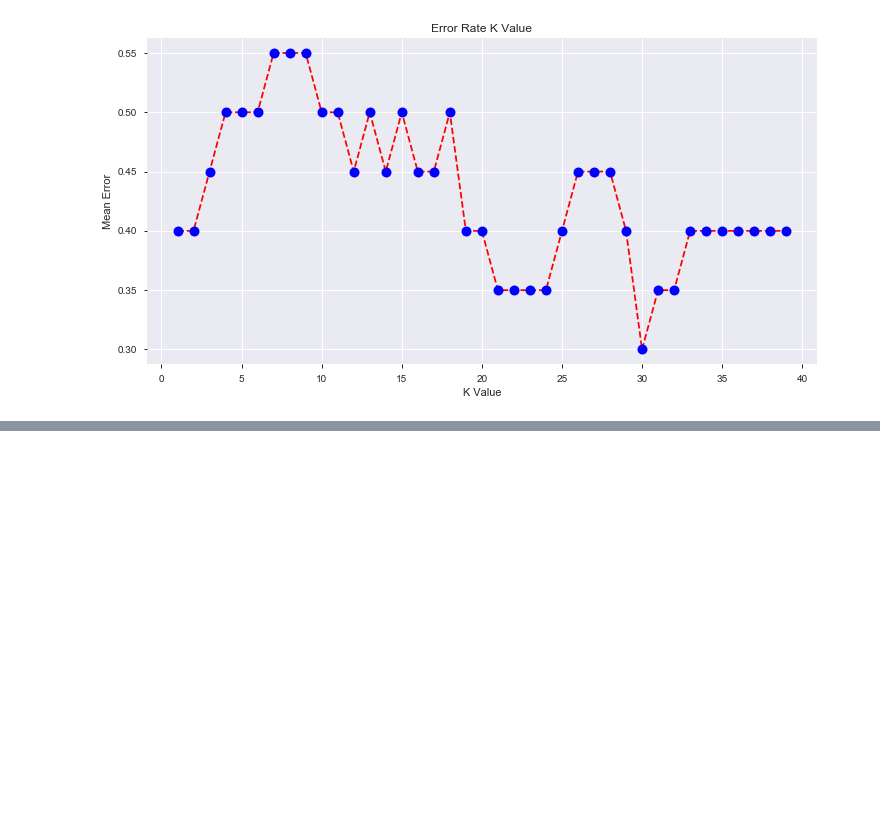
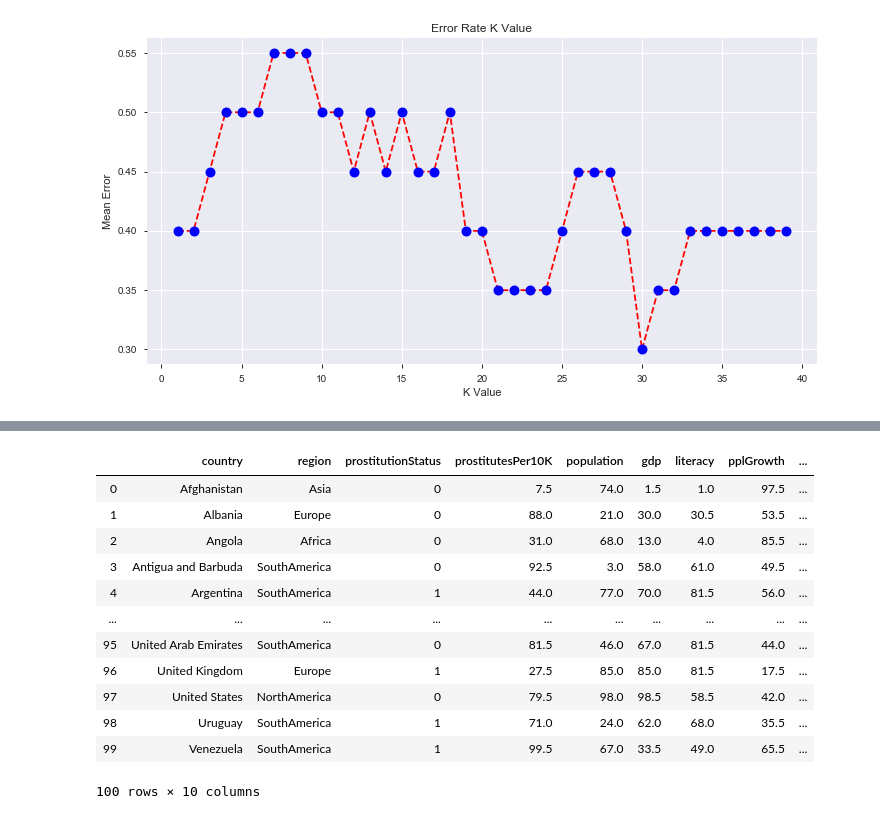
Before and after one commit to Bdarmits/Project2, a Jupyter notebook: Additional Tasks.ipynb, the cells around one changed output, grey strips where cells are left out. Cells and saved outputs as stored; diff of their text form; code cells hidden in the pictures; blank space fills up the shorter version.

```diff
--- a/Additional Tasks.ipynb
+++ b/Additional Tasks.ipynb
@@ -1051,0 +1066,19 @@ weighted avg       0.80      0.70      0.64        20
+# %%
+for i in range(3, len(MinMaxNormalization.columns)):
+    col = MinMaxNormalization.columns[i]
+    MinMaxNormalization[col] =  MinMaxNormalization[col].rank()
+MinMaxNormalization
+# %% [output]
+|  | country | region | prostitutionStatus | prostitutesPer10K | population | gdp | literacy | pplGrowth | ... |
+| 0 | Afghanistan | Asia | 0 | 7.5 | 74.0 | 1.5 | 1.0 | 97.5 | ... |
+| 1 | Albania | Europe | 0 | 88.0 | 21.0 | 30.0 | 30.5 | 53.5 | ... |
+| 2 | Angola | Africa | 0 | 31.0 | 68.0 | 13.0 | 4.0 | 85.5 | ... |
+| 3 | Antigua and Barbuda | SouthAmerica | 0 | 92.5 | 3.0 | 58.0 | 61.0 | 49.5 | ... |
+| 4 | Argentina | SouthAmerica | 1 | 44.0 | 77.0 | 70.0 | 81.5 | 56.0 | ... |
+| ... | ... | ... | ... | ... | ... | ... | ... | ... | ... |
+| 95 | United Arab Emirates | SouthAmerica | 0 | 81.5 | 46.0 | 67.0 | 81.5 | 44.0 | ... |
+| 96 | United Kingdom | Europe | 1 | 27.5 | 85.0 | 85.0 | 81.5 | 17.5 | ... |
+| 97 | United States | NorthAmerica | 0 | 79.5 | 98.0 | 98.5 | 58.5 | 42.0 | ... |
+| 98 | Uruguay | SouthAmerica | 1 | 71.0 | 24.0 | 62.0 | 68.0 | 35.5 | ... |
+| 99 | Venezuela | SouthAmerica | 1 | 99.5 | 67.0 | 33.5 | 49.0 | 65.5 | ... |
+100 rows × 10 columns
```
Also changed, not shown: parts of 11 cells of this notebook.
